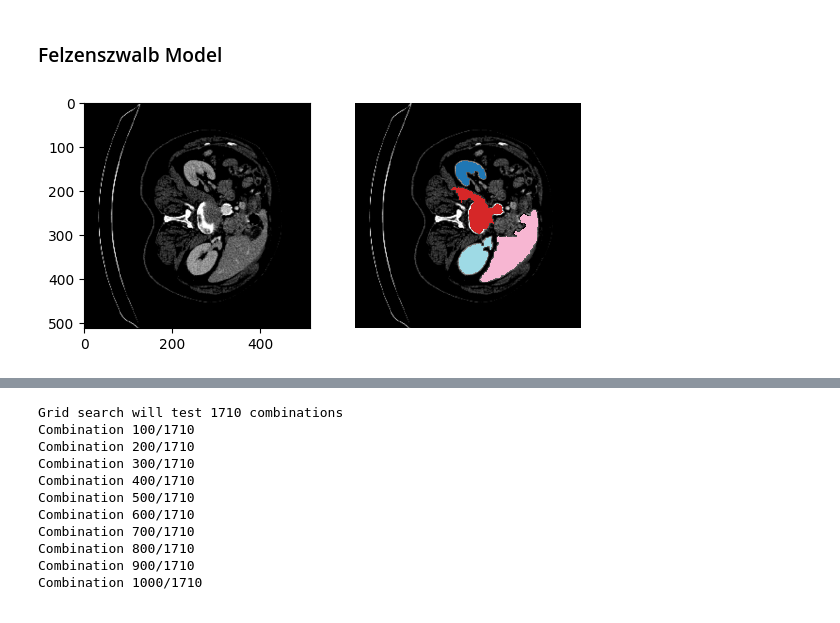
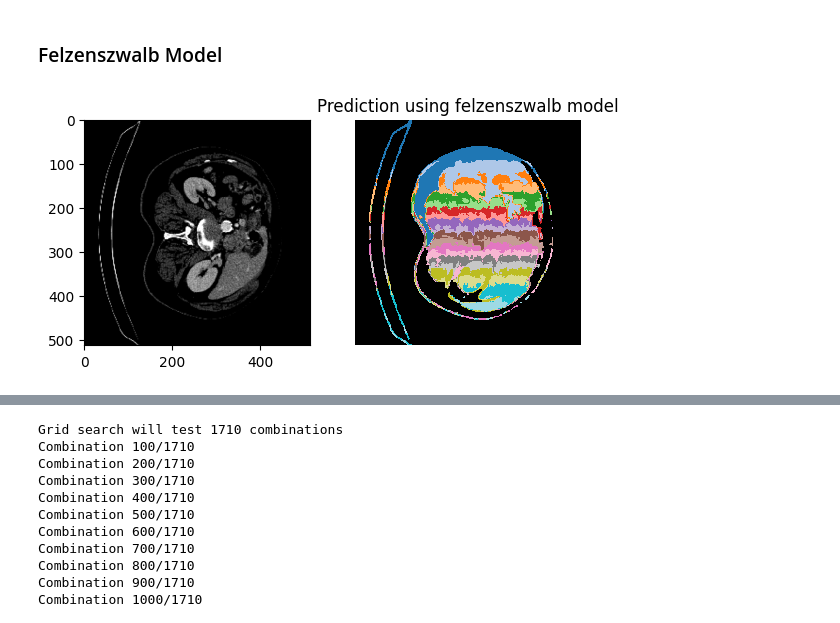
Before and after one commit to arigqt/challenge_ens, a Jupyter notebook: Code/felzenszwalb.ipynb, the cells around one changed output, grey strips where cells are left out. Drawn from its saved outputs; the diff is of its cells as text; code cells hidden in the pictures.

```diff
--- a/Code/felzenszwalb.ipynb
+++ b/Code/felzenszwalb.ipynb
@@ -34,10 +44,11 @@ plot_slice_seg(X_train[0], y_train.iloc[0].values.reshape((512,512)))
 # %% [markdown]
 ### Felzenszwalb Model
 # %%
-def felzenszwalb_one_sample(data_slice, scale=100, sigma=0.2, min_size=2000):
+def felzenszwalb_one_sample(data_slice, scale=1, sigma=0.8, min_size=20):
     label_predicted = felzenszwalb(data_slice, scale=scale, sigma=sigma, min_size=min_size)
     return label_predicted
 # %%
 plot_slice_seg(X_train[0], felzenszwalb_one_sample(X_train[0]))
+plt.title('Prediction using felzenszwalb model');
 # %% [output]
-[figure, old version]
+[figure, new version]
```
Also changed, not shown: parts of 40 cells of this notebook, 2 other files.
